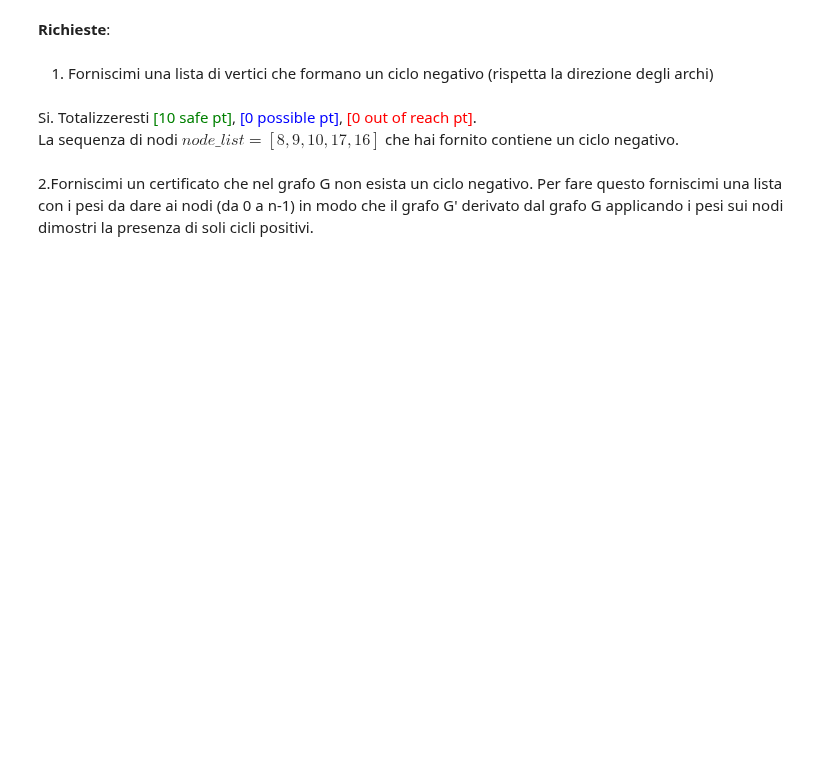
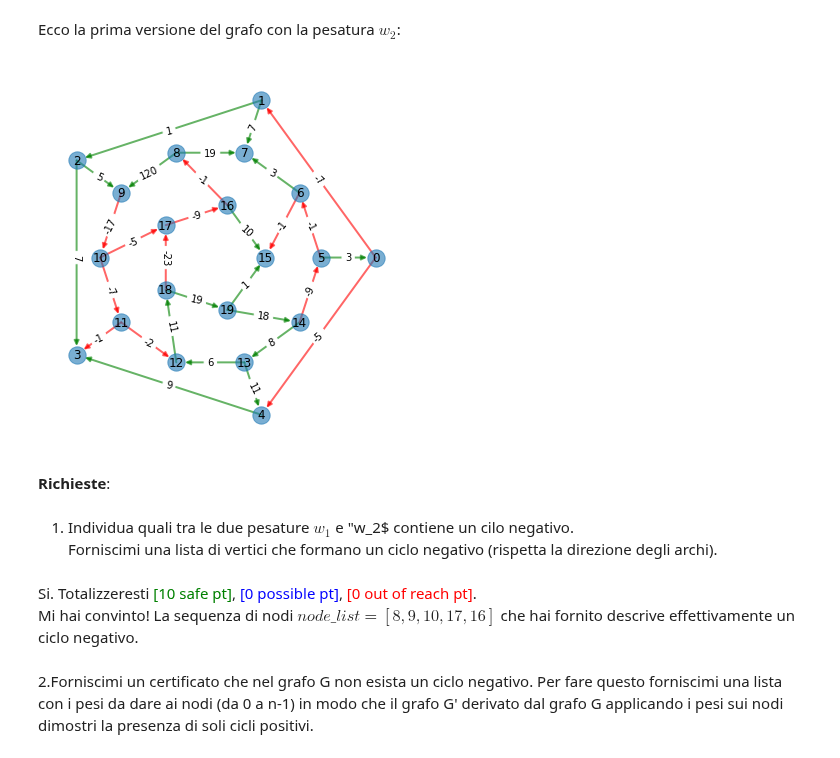
Before and after one commit to romeorizzi/eduexams, a Jupyter notebook: Notebook_nonApplet/cicli.ipynb, the cells around one changed output. Drawn from its saved outputs; the diff is of its cells as text; code cells hidden in the pictures; blank space fills up the shorter version.

Commit message:
modificato esercizio cicli, da sistemare

```diff
--- a/Notebook_nonApplet/cicli.ipynb
+++ b/Notebook_nonApplet/cicli.ipynb
@@ -178,15 +214,23 @@ visualizza_icosaedro(icosaedro)
+# %%
+display(Markdown(f"Ecco la prima versione del grafo con la pesatura $w_2$:"))
+visualizza_icosaedro(icosaedro_2)
+# %% [output]
+Ecco la prima versione del grafo con la pesatura $w_2$:
+[figure, added]
 # %% [markdown]
 __Richieste__:
 # %% [markdown]
-1. Forniscimi una lista di vertici che formano un ciclo negativo (rispetta la direzione degli archi)
+1. Individua quali tra le due pesature $w_1$ e "w_2$ contiene un cilo negativo.\
+Forniscimi una lista di vertici che formano un ciclo negativo (rispetta la direzione degli archi).
-# %%
-# Certificato di si, HA CICLI NEGATIVI
-# fornisci sottosequenza di archi
-
-ciclo_neg=[8,9,10,17,16]
-display(Markdown(verifica_ciclo_negativo(icosaedro,ciclo_neg)))
-# %% [output]
-Si. Totalizzeresti <span style='color:green'>[10 safe pt]</span>,                                     <span style='color:blue'>[0 possible pt]</span>,                                     <span style='color:red'>[0 out of reach pt]</span>.<br>La sequenza di nodi $node\_list=[8, 9, 10, 17, 16]$ che hai fornito contiene un ciclo negativo.
+# %%
+#passa come parametri alla funzione verifica_ciclo_negativo il grafo che contiene il ciclo negativo (icosaedro_1
+#se pensi sia quello con la pesatura w1 oppure icosaedro_2 se pensi sia quello con la pesatuta w2) e la lista che
+#contiene i vertici che formano il ciclo negativo
+
+ciclo_neg=[8,9,10,17,16]
+display(Markdown(verifica_ciclo_negativo(icosaedro_1,ciclo_neg)))
+# %% [output]
+Si. Totalizzeresti <span style='color:green'>[10 safe pt]</span>,                                     <span style='color:blue'>[0 possible pt]</span>,                                     <span style='color:red'>[0 out of reach pt]</span>.<br>Mi hai convinto! La sequenza di nodi $node\_list=[8, 9, 10, 17, 16]$  che hai fornito descrive effettivamente un ciclo negativo.
 # %% [markdown]
 2.Forniscimi un certificato che nel grafo G non esista un ciclo negativo.
   Per fare questo forniscimi una lista con i pesi da dare ai nodi (da 0 a n-1) in modo che il grafo G' derivato     dal grafo G applicando i pesi sui nodi dimostri la presenza di soli cicli positivi.
```
Also changed, not shown: parts of 11 cells of this notebook.
